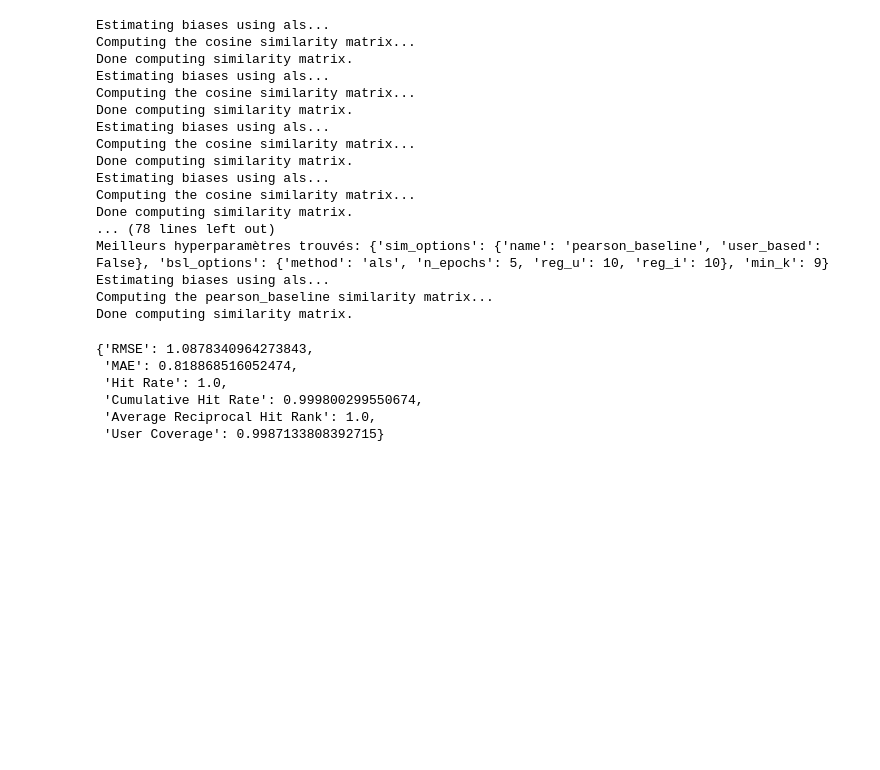
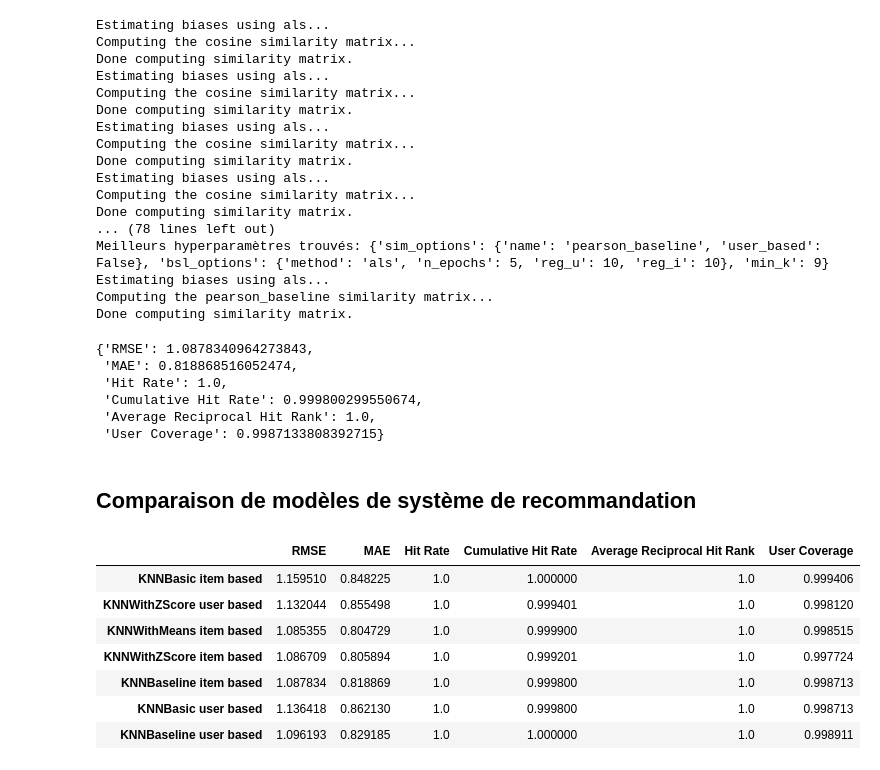
Before and after one commit to obenchekro/MyAnimeList-Recommandation-System, a Jupyter notebook: notebook/MyAnimeList Recommandation System.ipynb, the cells around one changed output. Cells and saved outputs as stored; diff of their text form; code cells hidden in the pictures; blank space fills up the shorter version.

```diff
--- a/notebook/MyAnimeList Recommandation System.ipynb
+++ b/notebook/MyAnimeList Recommandation System.ipynb
@@ -1335,0 +1381,13 @@ save_model_to_pickle(predictions, '../models/Collaborative-Filtering/item-based/
+# %% [markdown]
+## Comparaison de modèles de système de recommandation
+# %%
+model_metrics
+# %% [output]
+|  | RMSE | MAE | Hit Rate | Cumulative Hit Rate | Average Reciprocal Hit Rank | User Coverage |
+| KNNBasic item based | 1.159510 | 0.848225 | 1.0 | 1.000000 | 1.0 | 0.999406 |
+| KNNWithZScore user based | 1.132044 | 0.855498 | 1.0 | 0.999401 | 1.0 | 0.998120 |
+| KNNWithMeans item based | 1.085355 | 0.804729 | 1.0 | 0.999900 | 1.0 | 0.998515 |
+| KNNWithZScore item based | 1.086709 | 0.805894 | 1.0 | 0.999201 | 1.0 | 0.997724 |
+| KNNBaseline item based | 1.087834 | 0.818869 | 1.0 | 0.999800 | 1.0 | 0.998713 |
+| KNNBasic user based | 1.136418 | 0.862130 | 1.0 | 0.999800 | 1.0 | 0.998713 |
+| KNNBaseline user based | 1.096193 | 0.829185 | 1.0 | 1.000000 | 1.0 | 0.998911 |
```
Also changed, not shown: parts of 25 cells of this notebook.
